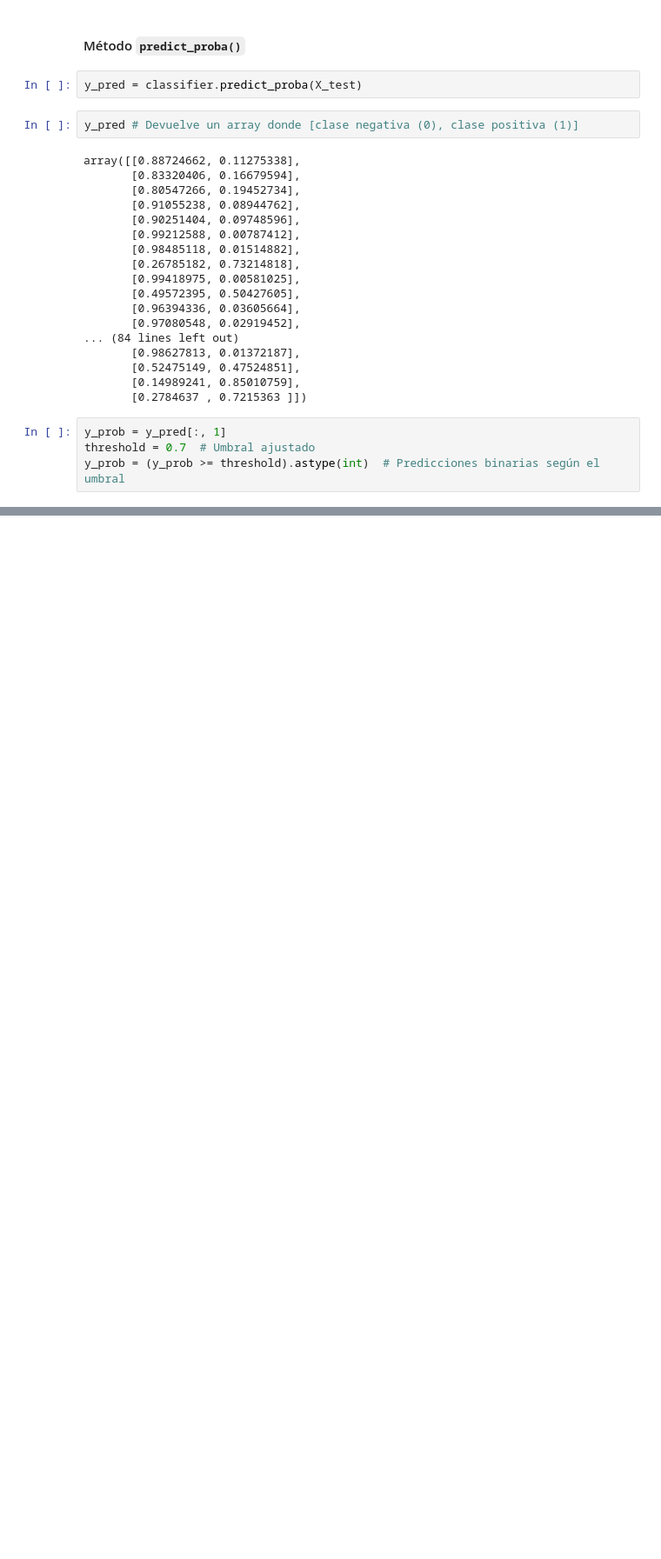
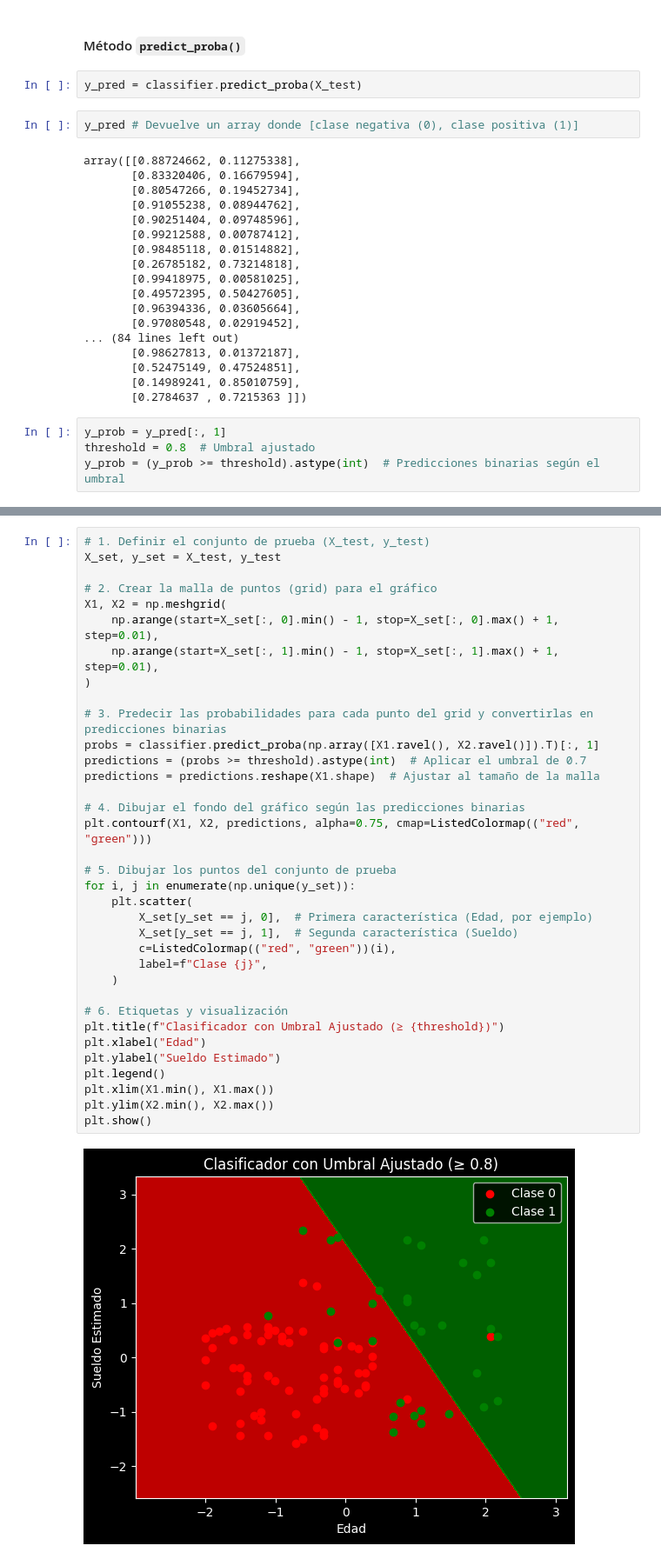
Before and after one commit to chechoreyes/zero_to_ml_curso, a Jupyter notebook: 06_ML_Classification/classification.ipynb, the cells around one changed output, grey strips where cells are left out. Shown: that part at 87% size. Saved outputs shown, nothing was run; the diff lists cells and outputs as text; blank space fills up the shorter version.

```diff
--- a/06_ML_Classification/classification.ipynb
+++ b/06_ML_Classification/classification.ipynb
@@ -233,7 +228,7 @@ array([[0.88724662, 0.11275338],
        [0.2784637 , 0.7215363 ]])
 # %%
 y_prob = y_pred[:, 1]
-threshold = 0.7  # Umbral ajustado
+threshold = 0.8  # Umbral ajustado
 y_prob = (y_prob >= threshold).astype(int)  # Predicciones binarias según el umbral
 # %%
 y_prob
@@ -245,0 +241,37 @@ array([0, 0, 0, 0, 0, 0, 0, 1, 0, 0, 0, 0, 0, 0, 0, 0, 0, 0, 1, 0, 0, 1,
+# %%
+# 1. Definir el conjunto de prueba (X_test, y_test)
+X_set, y_set = X_test, y_test
+
+# 2. Crear la malla de puntos (grid) para el gráfico
+X1, X2 = np.meshgrid(
+    np.arange(start=X_set[:, 0].min() - 1, stop=X_set[:, 0].max() + 1, step=0.01),
+    np.arange(start=X_set[:, 1].min() - 1, stop=X_set[:, 1].max() + 1, step=0.01),
+)
+
+# 3. Predecir las probabilidades para cada punto del grid y convertirlas en predicciones binarias
+probs = classifier.predict_proba(np.array([X1.ravel(), X2.ravel()]).T)[:, 1]
+predictions = (probs >= threshold).astype(int)  # Aplicar el umbral de 0.7
+predictions = predictions.reshape(X1.shape)  # Ajustar al tamaño de la malla
+
+# 4. Dibujar el fondo del gráfico según las predicciones binarias
+plt.contourf(X1, X2, predictions, alpha=0.75, cmap=ListedColormap(("red", "green")))
+
+# 5. Dibujar los puntos del conjunto de prueba
+for i, j in enumerate(np.unique(y_set)):
+    plt.scatter(
+        X_set[y_set == j, 0],  # Primera característica (Edad, por ejemplo)
+        X_set[y_set == j, 1],  # Segunda característica (Sueldo)
+        c=ListedColormap(("red", "green"))(i),
+        label=f"Clase {j}",
+    )
+
+# 6. Etiquetas y visualización
+plt.title(f"Clasificador con Umbral Ajustado (≥ {threshold})")
+plt.xlabel("Edad")
+plt.ylabel("Sueldo Estimado")
+plt.legend()
+plt.xlim(X1.min(), X1.max())
+plt.ylim(X2.min(), X2.max())
+plt.show()
+# %% [output]
+[figure, added]
```
Also changed, not shown: parts of 25 cells of this notebook.
